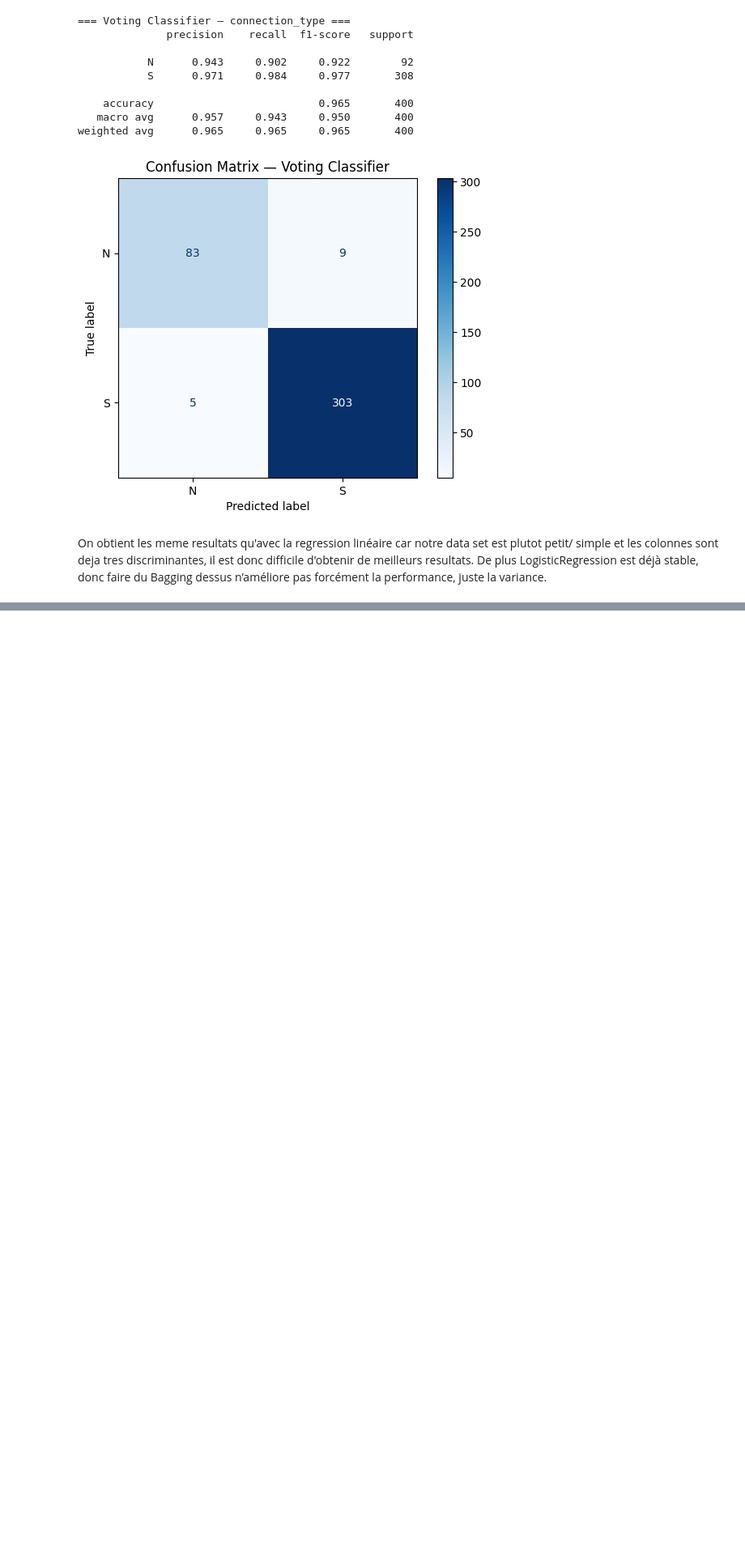
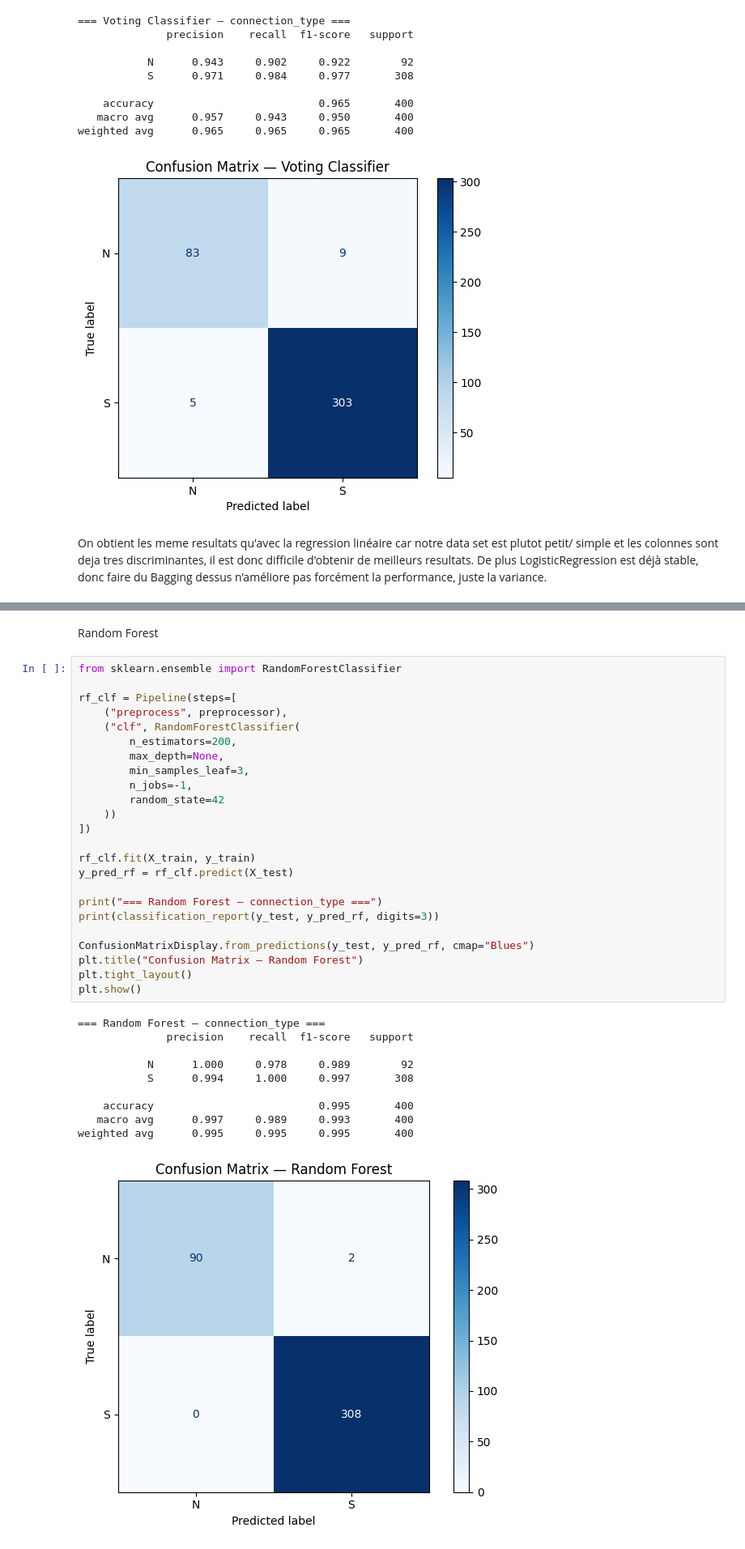
Before and after one commit to ChloeDaunas/Projet-Machine-Learning, a Jupyter notebook: Project.ipynb, the cells around one changed output, grey strips where cells are left out. Shown: that part at 81% size. Saved outputs shown, nothing was run; the diff lists cells and outputs as text; blank space fills up the shorter version.

```diff
--- a/Project.ipynb
+++ b/Project.ipynb
@@ -874,0 +1024,37 @@ De plus LogisticRegression est déjà stable, donc faire du Bagging dessus n’a
+# %% [markdown]
+Random Forest
+# %%
+from sklearn.ensemble import RandomForestClassifier
+
+rf_clf = Pipeline(steps=[
+    ("preprocess", preprocessor),
+    ("clf", RandomForestClassifier(
+        n_estimators=200,
+        max_depth=None,
+        min_samples_leaf=3,
+        n_jobs=-1,
+        random_state=42
+    ))
+])
+
+rf_clf.fit(X_train, y_train)
+y_pred_rf = rf_clf.predict(X_test)
+
+print("=== Random Forest — connection_type ===")
+print(classification_report(y_test, y_pred_rf, digits=3))
+
+ConfusionMatrixDisplay.from_predictions(y_test, y_pred_rf, cmap="Blues")
+plt.title("Confusion Matrix — Random Forest")
+plt.tight_layout()
+plt.show()
+# %% [output]
+=== Random Forest — connection_type ===
+              precision    recall  f1-score   support
+
+           N      1.000     0.978     0.989        92
+           S      0.994     1.000     0.997       308
+
+    accuracy                          0.995       400
+   macro avg      0.997     0.989     0.993       400
+weighted avg      0.995     0.995     0.995       400
+[figure, added]
```
Also changed, not shown: parts of 10 cells of this notebook, 1 other file.
